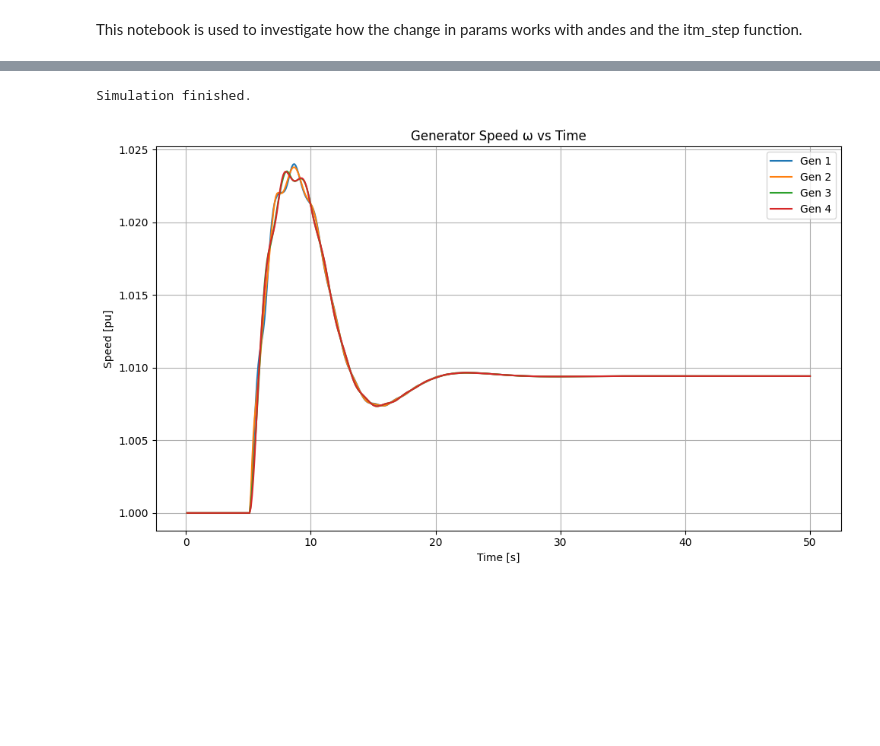
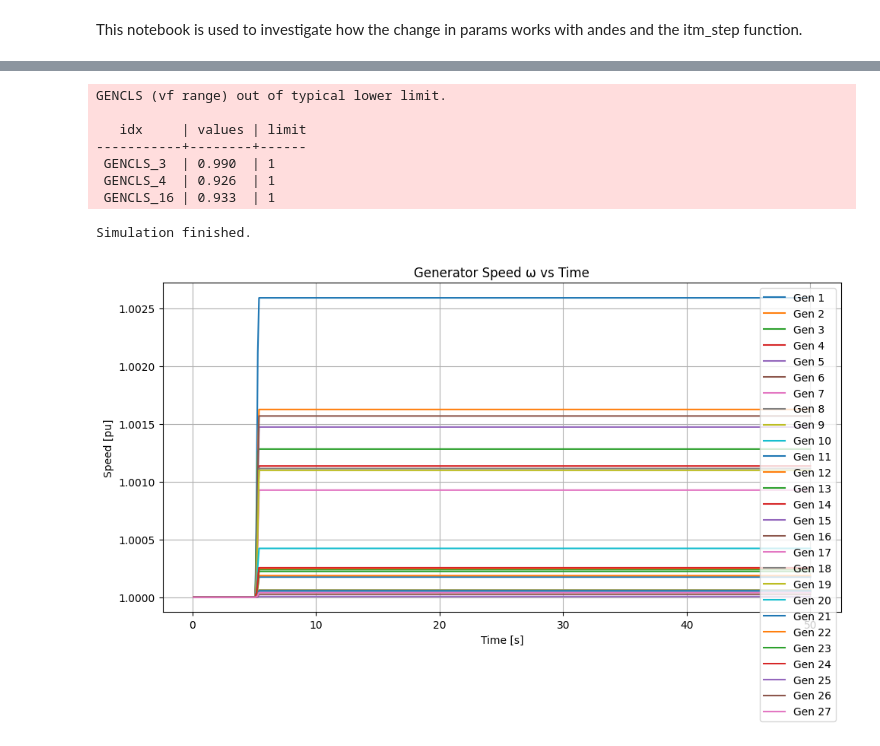
Before and after one commit to eRoots-Analytics/COLMENA, a Jupyter notebook: notebooks/nb_change_params.ipynb, the cells around one changed output, grey strips where cells are left out. Saved outputs shown, nothing was run; the diff lists cells and outputs as text; code cells hidden in the pictures; blank space fills up the shorter version.

```diff
--- a/notebooks/nb_change_params.ipynb
+++ b/notebooks/nb_change_params.ipynb
@@ -20,6 +23,6 @@ plt.close('all')
 # %%
 # Load system
-system = ad.load(ad.get_case("kundur/kundur_full.xlsx"), setup=False)
+system = ad.load(ad.get_case("npcc/npcc.xlsx"), setup=False)
 system.files.no_output = True
 # system.add("Toggle", dict(model='GENROU', dev=1, t=1.0))
 system.setup()
@@ -67,8 +70,8 @@ one = True
 while tds.t < tds.config.tf:
 
     if tds.t > 5.0 and one == True:
-        system.PQ.set(src='Ppf', idx='PQ_0', attr='v', value=5.0)
-        # system.GENROU.set(src='tm0', idx=1, attr='v', value=0)
+        system.PQ.set(src='Ppf', idx='PQ_3', attr='v', value=0.0)
+        system.TGOV1.set(src='paux0', idx='TGOV1_1', attr='v', value=4.0)
         # system.GENROU.u.v[1] = 0
         one = False
 
@@ -84,43 +87,50 @@ while tds.t < tds.config.tf:
         Pe_history[i].append(system.GENROU.Pe.v[i])
         delta_history[i].append(system.GENROU.delta.v[i])
         paux0_history[i].append(system.TGOV1.paux0.v[i])
         paux_history[i].append(system.TGOV1.paux.v[i])
         pref_history[i].append(system.TGOV1.pref.v[i])
         pref0_history[i].append(system.TGOV1.pref0.v[i])
         pout_history[i].append(system.TGOV1.pout.v[i])
         pref_plus_paux_history[i].append(system.TGOV1.pref.v[i] + system.TGOV1.paux0.v[i])
     for i in range(len(system.PQ)):
         ppf_history[i].append(system.PQ.Ppf.v[i])
         pq_history[i].append(system.PQ.p0.v[i])
     for i in range(len(system.Bus)):
         theta_history[i].append(system.Bus.a.v[i])
         v_history[i].append(system.Bus.v.v[i])
-    for i in range(len(system.PQ)):
-        v = system.Bus.v.v[system.PQ.bus.v[i]]
-        u = 1.0  # assuming enabled, no dynamic switching
-        p2p = system.PQ.config.p2p
-        p2i = system.PQ.config.p2i
-        p2z = system.PQ.config.p2z
-        Ppf = system.PQ.Ppf.v[i]
-        Ipeq = system.PQ.Ipeq.v[i]
-        Req = system.PQ.Req.v[i]
+    # for i in range(len(system.PQ)):
+        # v = system.Bus.v.v[system.PQ.bus.v[i]]
+        # u = 1.0  # assuming enabled, no dynamic switching
+        # p2p = system.PQ.config.p2p
+        # p2i = system.PQ.config.p2i
+        # p2z = system.PQ.config.p2z
+        # Ppf = system.PQ.Ppf.v[i]
+        # Ipeq = system.PQ.Ipeq.v[i]
+        # Req = system.PQ.Req.v[i]
 
-        pload = u * (p2p * Ppf + p2i * Ipeq * v + p2z * Req * v**2)
-        pload_history[i].append(pload)
+        # pload = u * (p2p * Ppf + p2i * Ipeq * v + p2z * Req * v**2)
+        # pload_history[i].append(pload)
 
 print("Simulation finished.")
 
 # Plot
 plt.figure(figsize=(10, 6))
 for i, omega in enumerate(omega_history):
     plt.plot(time_history, omega, label=f'Gen {i+1}')
 plt.xlabel("Time [s]")
 plt.ylabel("Speed [pu]")
 plt.title("Generator Speed ω vs Time")
 plt.legend()
 plt.grid(True)
 plt.tight_layout()
 plt.show()
 # %% [output]
-Simulation finished.
+GENCLS (vf range) out of typical lower limit.
+
+   idx     | values | limit
+-----------+--------+------
+ GENCLS_3  | 0.990  | 1
+ GENCLS_4  | 0.926  | 1
+ GENCLS_16 | 0.933  | 1
+Simulation finished.
-[figure, old version]
+[figure, new version]
```
Also changed, not shown: parts of 16 cells of this notebook, 7 other files.
